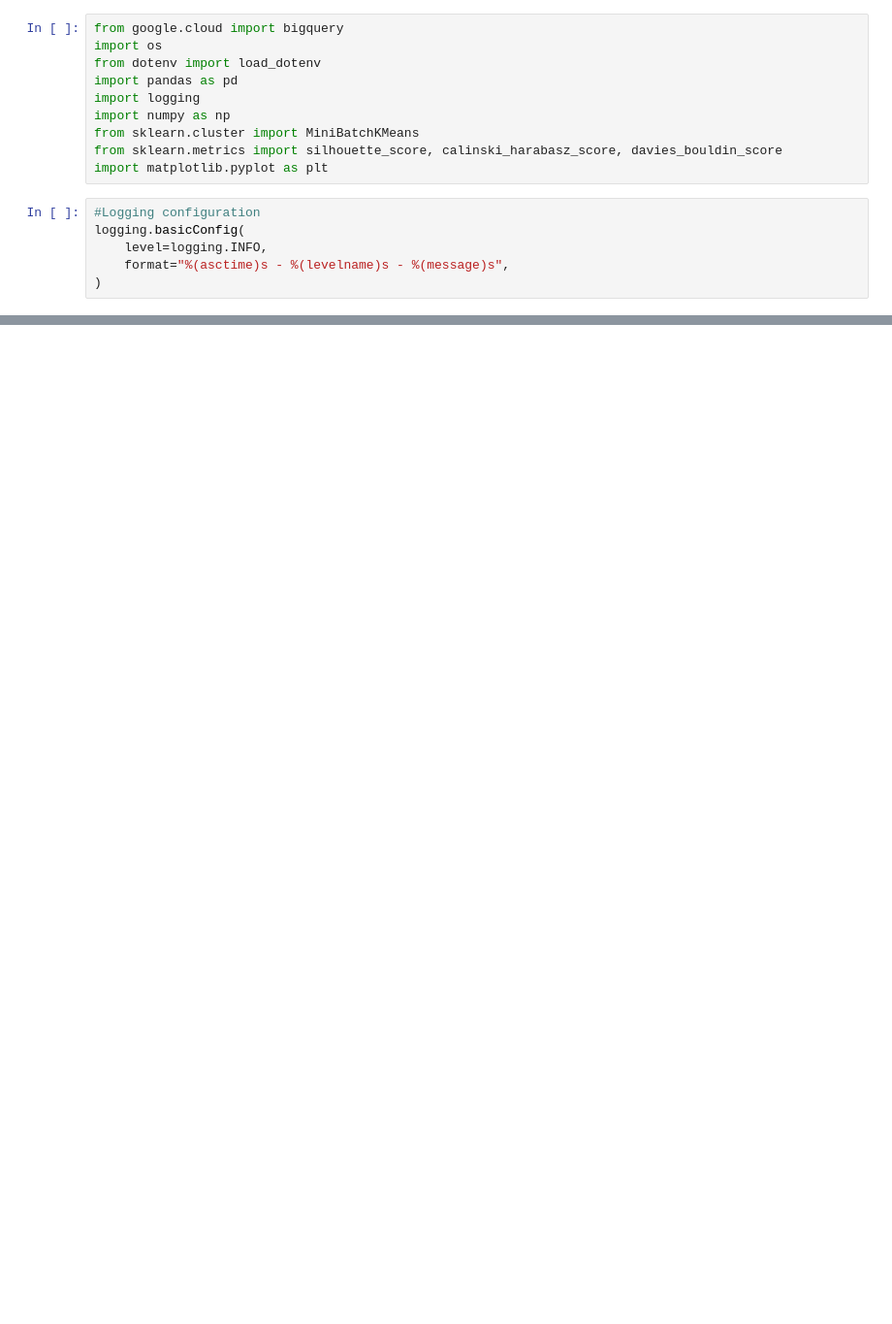
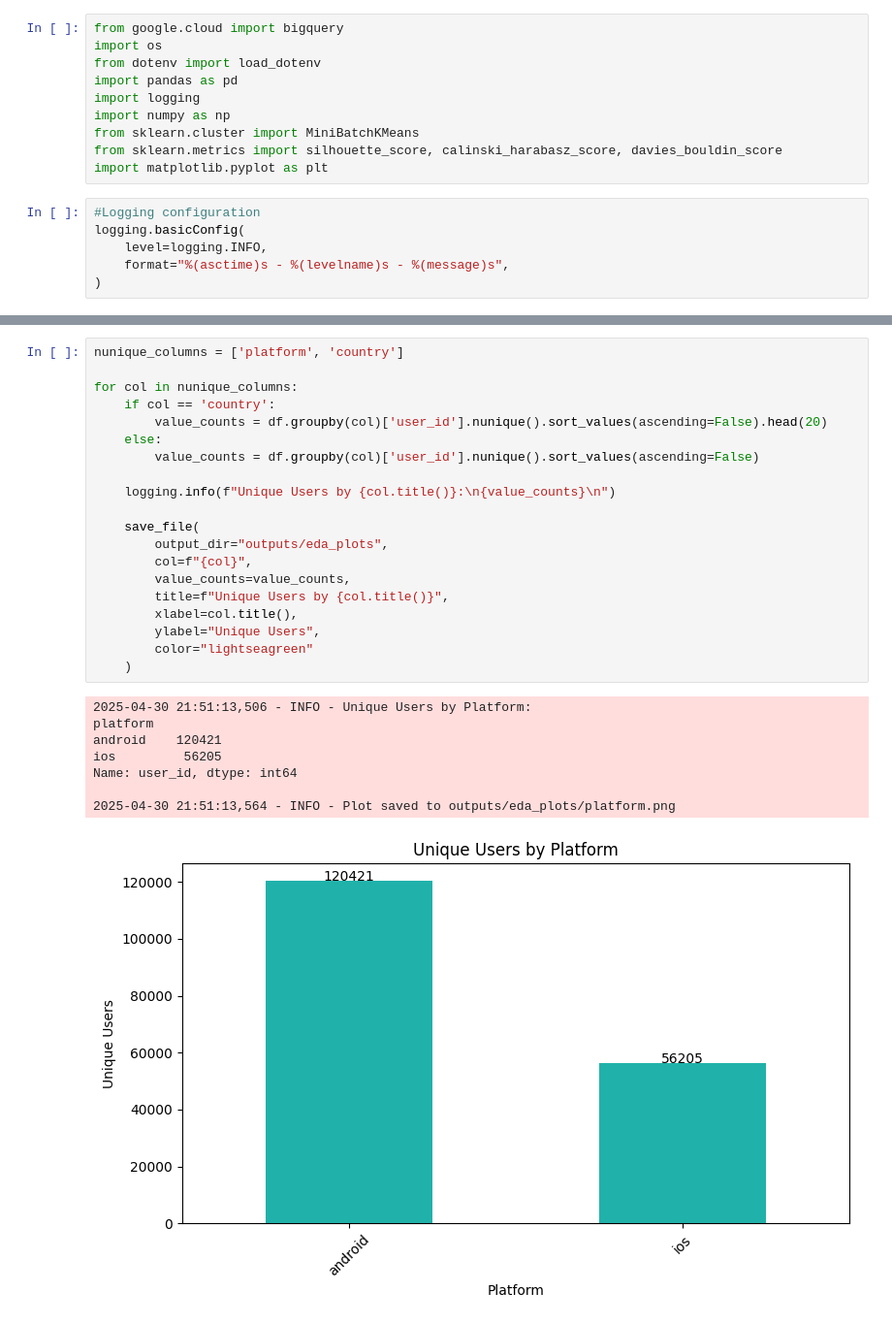
Before and after one commit to ecesuolgunkesici/player-revenue-prediction, a Jupyter notebook: player_revenue_prediction.ipynb, the cells around one changed output, grey strips where cells are left out. Shown: that part at 97% size. Saved outputs shown, nothing was run; the diff lists cells and outputs as text; blank space fills up the shorter version.

```diff
--- a/player_revenue_prediction.ipynb
+++ b/player_revenue_prediction.ipynb
@@ -55,0 +190,29 @@ memory usage: 1.3+ GB
+# %%
+nunique_columns = ['platform', 'country']
+
+for col in nunique_columns:
+    if col == 'country':
+        value_counts = df.groupby(col)['user_id'].nunique().sort_values(ascending=False).head(20)
+    else:
+        value_counts = df.groupby(col)['user_id'].nunique().sort_values(ascending=False)
+
+    logging.info(f"Unique Users by {col.title()}:\n{value_counts}\n")
+
+    save_file(
+        output_dir="outputs/eda_plots",
+        col=f"{col}",
+        value_counts=value_counts,
+        title=f"Unique Users by {col.title()}",
+        xlabel=col.title(),
+        ylabel="Unique Users",
+        color="lightseagreen"
+    )
+# %% [output]
+2025-04-30 21:51:13,506 - INFO - Unique Users by Platform:
+platform
+android    120421
+ios         56205
+Name: user_id, dtype: int64
+
+2025-04-30 21:51:13,564 - INFO - Plot saved to outputs/eda_plots/platform.png
+[figure, added]
```
Also changed, not shown: parts of 17 cells of this notebook, 4 other files.
